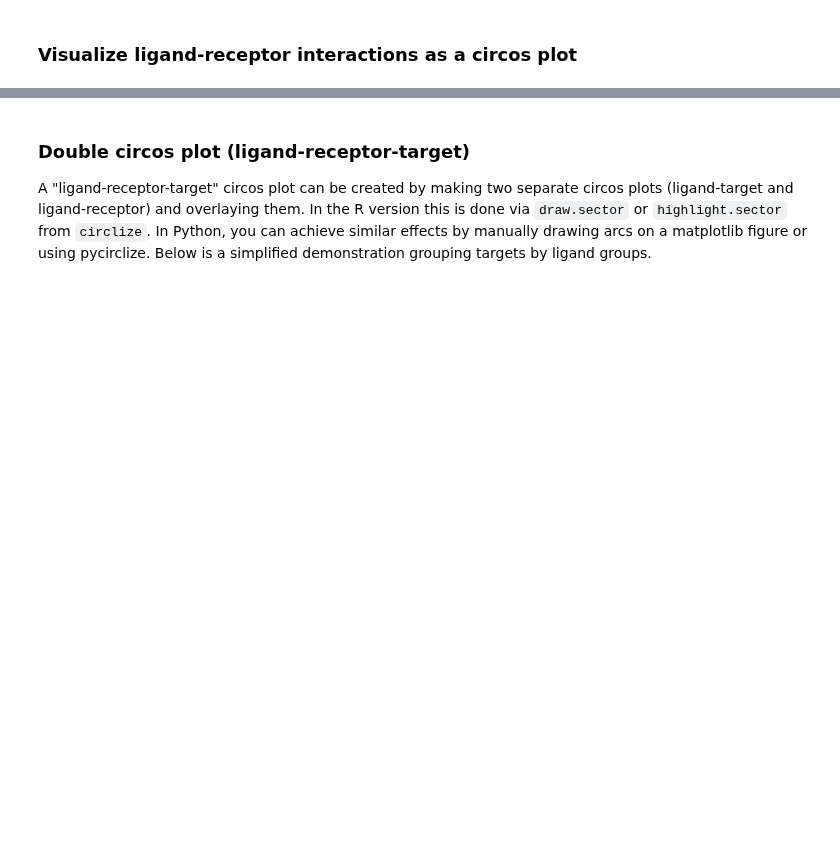
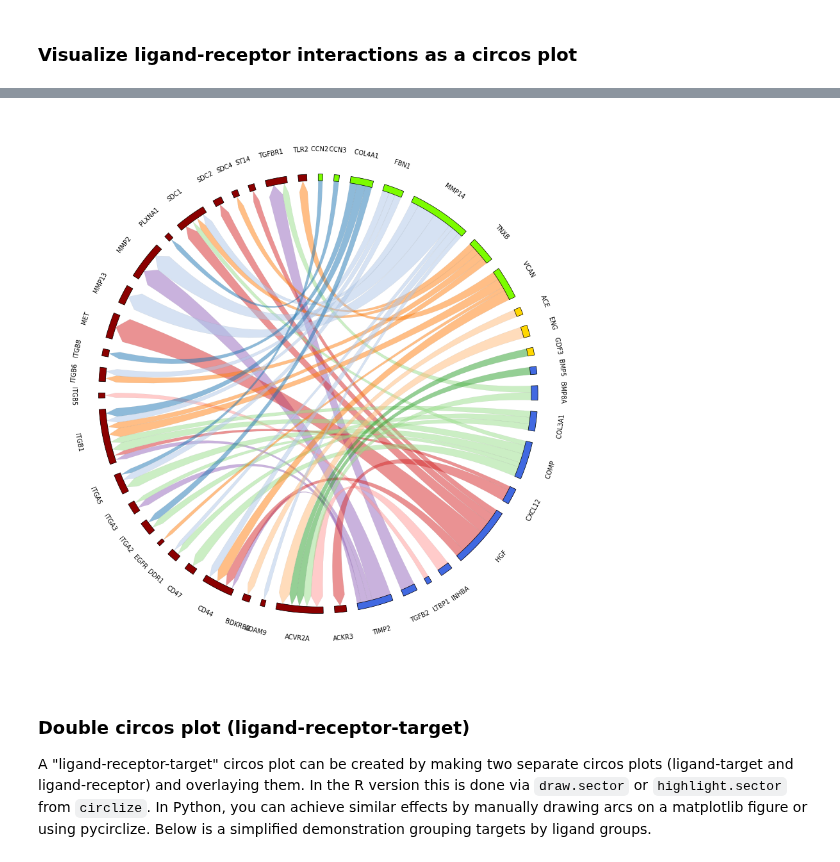
Before and after one commit to Bio-Babel/Nichenet-python, a Jupyter notebook: tutorials/circos.ipynb, the cells around one changed output, grey strips where cells are left out. Cells and saved outputs as stored; diff of their text form; code cells hidden in the pictures; blank space fills up the shorter version.

```diff
--- a/tutorials/circos.ipynb
+++ b/tutorials/circos.ipynb
@@ -222,11 +244,12 @@ nn.make_circos_plot(
 # %%
 # With transparency
-nn.make_circos_plot(
+_ = nn.make_circos_plot(
     vis_circos_receptor_obj,
     transparency=True,
-    link_visible=True,
     show=True,
 )
+# %% [output]
+[figure, added]
 # %% [markdown]
 ### Double circos plot (ligand-receptor-target)
 
```
Also changed, not shown: parts of 8 cells of this notebook, 8 other files.
